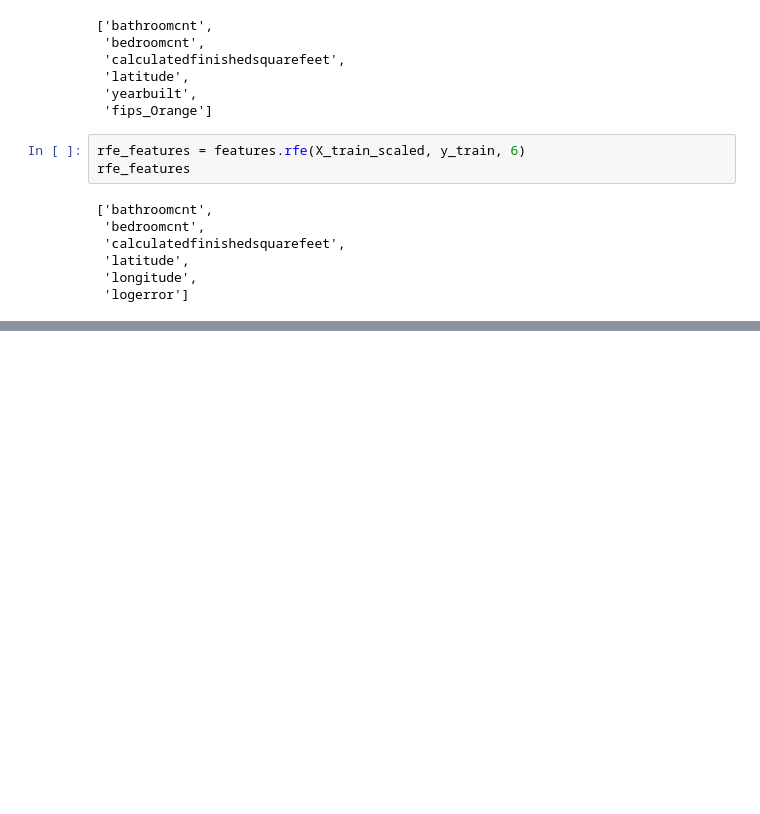
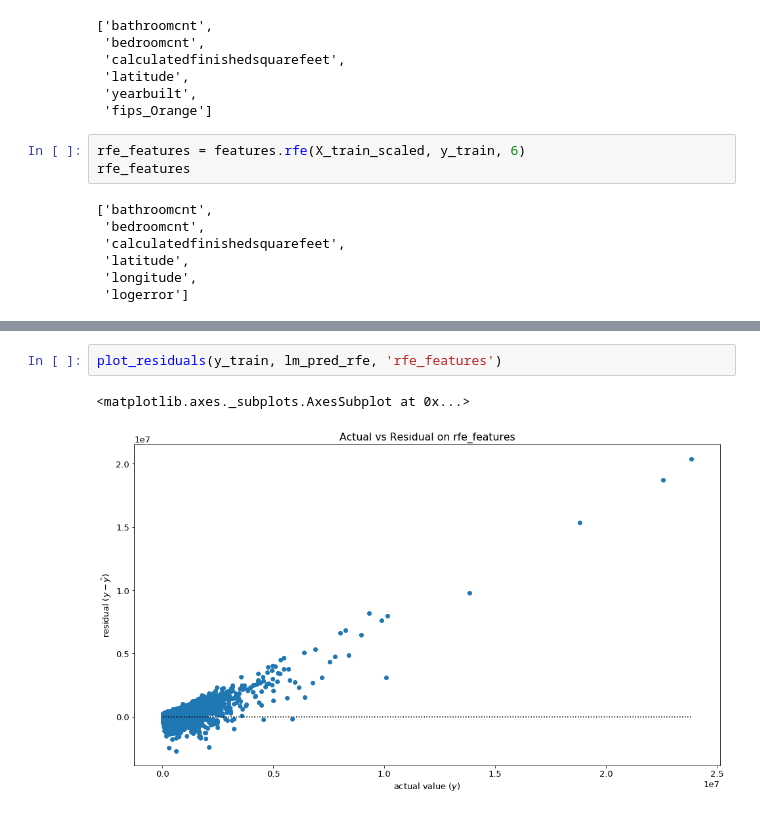
Before and after one commit to Estimating-Home-Value/Predicting-Tax-Assessed-Home-Values, a Jupyter notebook: scratchpad_shi.ipynb, the cells around one changed output, grey strips where cells are left out. Drawn from its saved outputs; the diff is of its cells as text; blank space fills up the shorter version.

```diff
--- a/scratchpad_shi.ipynb
+++ b/scratchpad_shi.ipynb
@@ -1391,0 +1515,5 @@ rfe_features
+# %%
+plot_residuals(y_train, lm_pred_rfe, 'rfe_features')
+# %% [output]
+<matplotlib.axes._subplots.AxesSubplot at 0x...>
+[figure, added]
```
Also changed, not shown: parts of 36 cells of this notebook.
